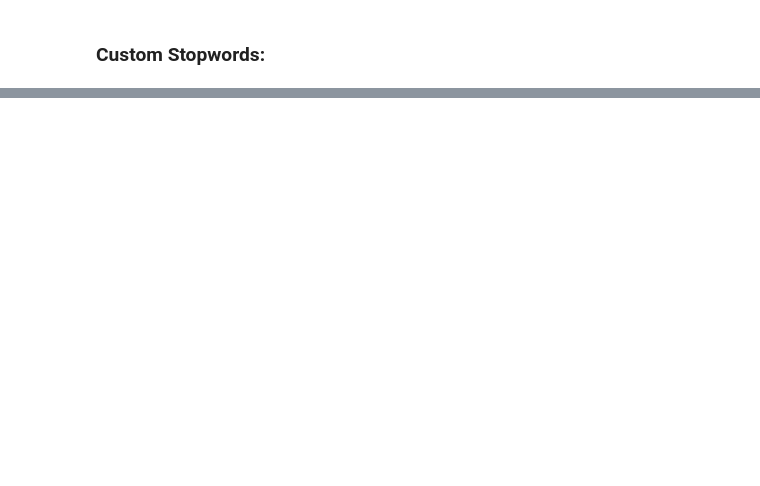
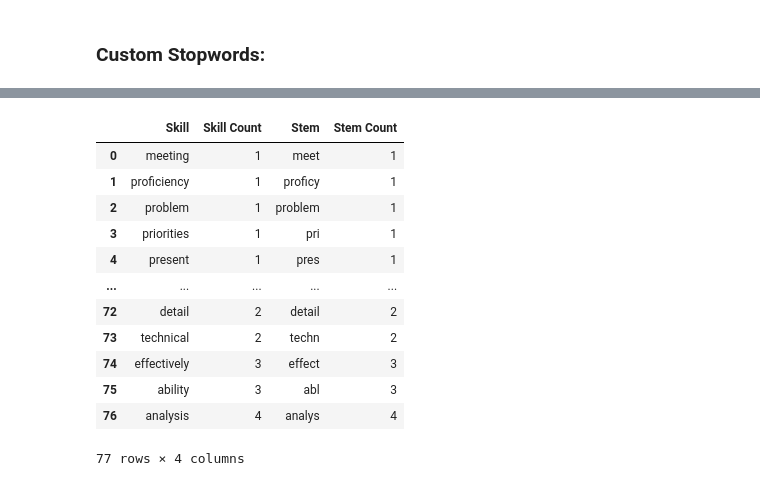
Before and after one commit to taylor975/job_app_wizard, a Jupyter notebook: NLP_code.ipynb, the cells around one changed output, grey strips where cells are left out. Drawn from its saved outputs; the diff is of its cells as text; code cells hidden in the pictures; blank space fills up the shorter version.

```diff
--- a/NLP_code.ipynb
+++ b/NLP_code.ipynb
@@ -397,0 +242,13 @@ There are also some issues that have been identified in the current code, which
+# %%
+# instantiate a CountVectorizer with desired parameters
+bagofstems = CountVectorizer(min_df=1,
+                              tokenizer=my_tokenizer)
+
+# create sparse matrix of skills to be stemmed
+stems_matrix = bagofstems.fit_transform(filtered_parts)
+
+# transform sparse matrix into DataFrame
+stems_df = pd.DataFrame(
+    {"Skill Count": stems_matrix.toarray().sum(axis=0)},  # remember the .sum() to get the total number of instances of word
+    index=bagofstems.get_feature_names()
+).sort_values("Skill Count", ascending=True)
@@ -397,0 +275,5 @@ There are also some issues that have been identified in the current code, which
+# %%
+test_df = stems_df.reset_index()
+test_df.rename(columns={"index": "Skill"}, inplace=True)
+
+test_df
@@ -397,0 +294,4 @@ There are also some issues that have been identified in the current code, which
+# %%
+test_df["Stem"] = test_df["Skill"].apply(lambda x: lancaster.stem(x))
+
+test_df
@@ -397,0 +312,18 @@ There are also some issues that have been identified in the current code, which
+# %%
+test_df2 = test_df.copy()
+test_df2["Stem Count"] = test_df2["Skill Count"]
+test_df2
+# %% [output]
+|  | Skill | Skill Count | Stem | Stem Count |
+| 0 | meeting | 1 | meet | 1 |
+| 1 | proficiency | 1 | proficy | 1 |
+| 2 | problem | 1 | problem | 1 |
+| 3 | priorities | 1 | pri | 1 |
+| 4 | present | 1 | pres | 1 |
+| ... | ... | ... | ... | ... |
+| 72 | detail | 2 | detail | 2 |
+| 73 | technical | 2 | techn | 2 |
+| 74 | effectively | 3 | effect | 3 |
+| 75 | ability | 3 | abl | 3 |
+| 76 | analysis | 4 | analys | 4 |
+77 rows × 4 columns
```
Also changed, not shown: parts of 66 cells of this notebook.
